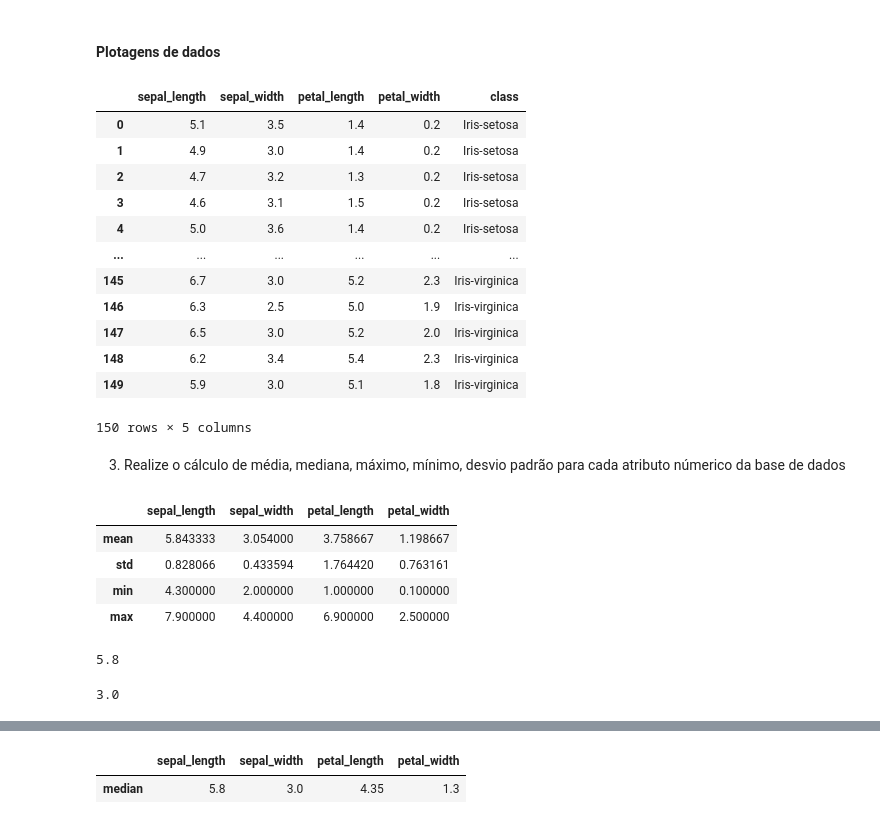
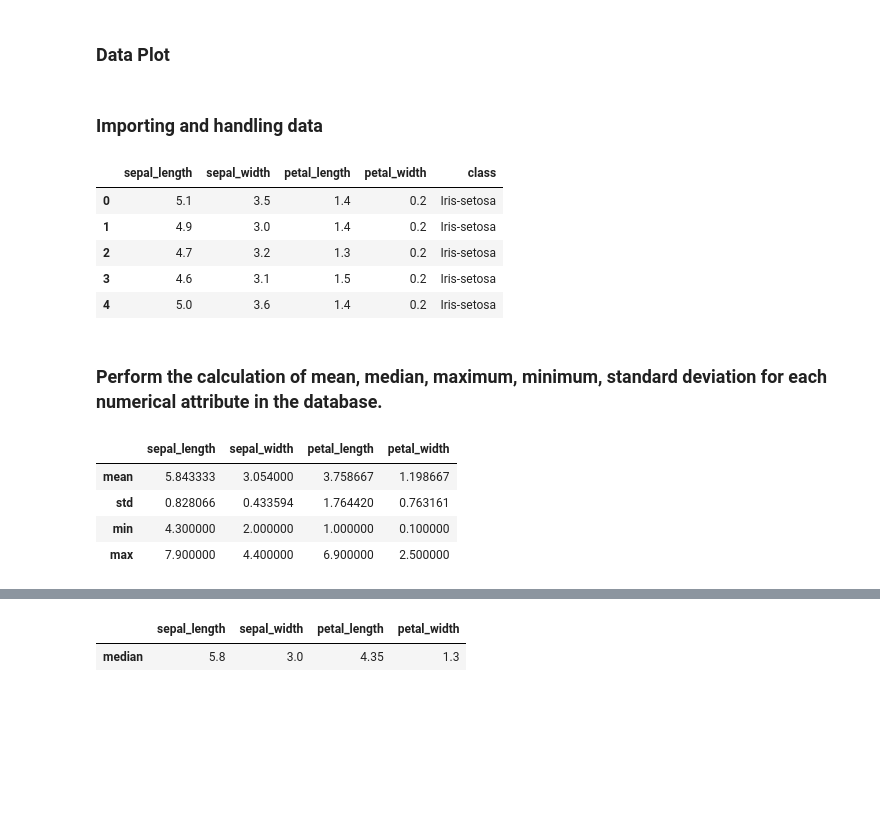
Before and after one commit to fcoprata/Review-Python, a Jupyter notebook: Analyzing_iris.ipynb, the cells around one changed output, grey strips where cells are left out. Saved outputs shown, nothing was run; the diff lists cells and outputs as text; code cells hidden in the pictures; blank space fills up the shorter version.

```diff
--- a/Analyzing_iris.ipynb
+++ b/Analyzing_iris.ipynb
@@ -5,32 +5,26 @@
 # %%
 import pandas as pd
 import numpy as np
-# %% [markdown]
-#### Plotagens de dados
+# %% [markdown]
+### Data Plot
 # %%
 df_titanic = pd.read_csv("Dataset/titanic.csv")
+# %% [markdown]
+### Importing and handling data
 # %%
 cols = ['sepal_length','sepal_width','petal_length','petal_width','class']
 df = pd.read_csv("Dataset\iris (1).data", header=None, names=cols)
 # %%
-df
+df.head()
 # %% [output]
 |  | sepal_length | sepal_width | petal_length | petal_width | class |
 | 0 | 5.1 | 3.5 | 1.4 | 0.2 | Iris-setosa |
 | 1 | 4.9 | 3.0 | 1.4 | 0.2 | Iris-setosa |
 | 2 | 4.7 | 3.2 | 1.3 | 0.2 | Iris-setosa |
 | 3 | 4.6 | 3.1 | 1.5 | 0.2 | Iris-setosa |
 | 4 | 5.0 | 3.6 | 1.4 | 0.2 | Iris-setosa |
-| ... | ... | ... | ... | ... | ... |
-| 145 | 6.7 | 3.0 | 5.2 | 2.3 | Iris-virginica |
-| 146 | 6.3 | 2.5 | 5.0 | 1.9 | Iris-virginica |
-| 147 | 6.5 | 3.0 | 5.2 | 2.0 | Iris-virginica |
-| 148 | 6.2 | 3.4 | 5.4 | 2.3 | Iris-virginica |
-| 149 | 5.9 | 3.0 | 5.1 | 1.8 | Iris-virginica |
-150 rows × 5 columns
-# %% [markdown]
-3) Realize o cálculo de média, mediana, máximo, mínimo, desvio padrão para cada
-atributo númerico da base de dados
+# %% [markdown]
+### Perform the calculation of mean, median, maximum, minimum, standard deviation for each numerical attribute in the database.
 # %%
 table1 = df.describe().loc[['mean','std','min','max'],:]
 table1
@@ -40,13 +34,3 @@ table1
 | std | 0.828066 | 0.433594 | 1.764420 | 0.763161 |
 | min | 4.300000 | 2.000000 | 1.000000 | 0.100000 |
 | max | 7.900000 | 4.400000 | 6.900000 | 2.500000 |
-# %%
-sl = np.median(df.iloc[:,0])
-sl
-# %% [output]
-5.8
-# %%
-sw = np.median(df.iloc[:,1])
-sw
-# %% [output]
-3.0
```
Also changed, not shown: parts of 24 cells of this notebook.
